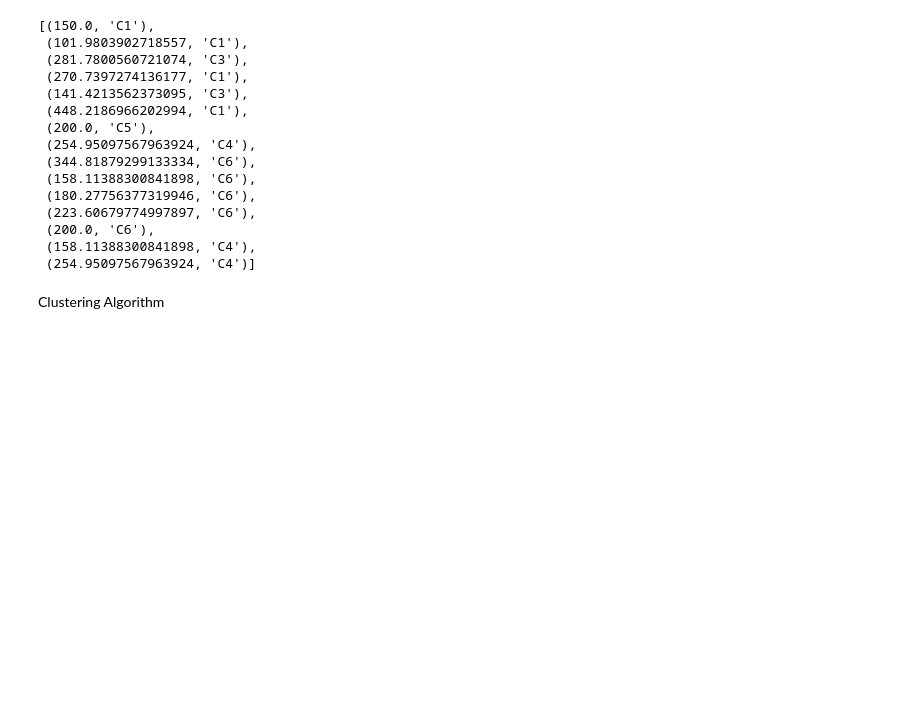
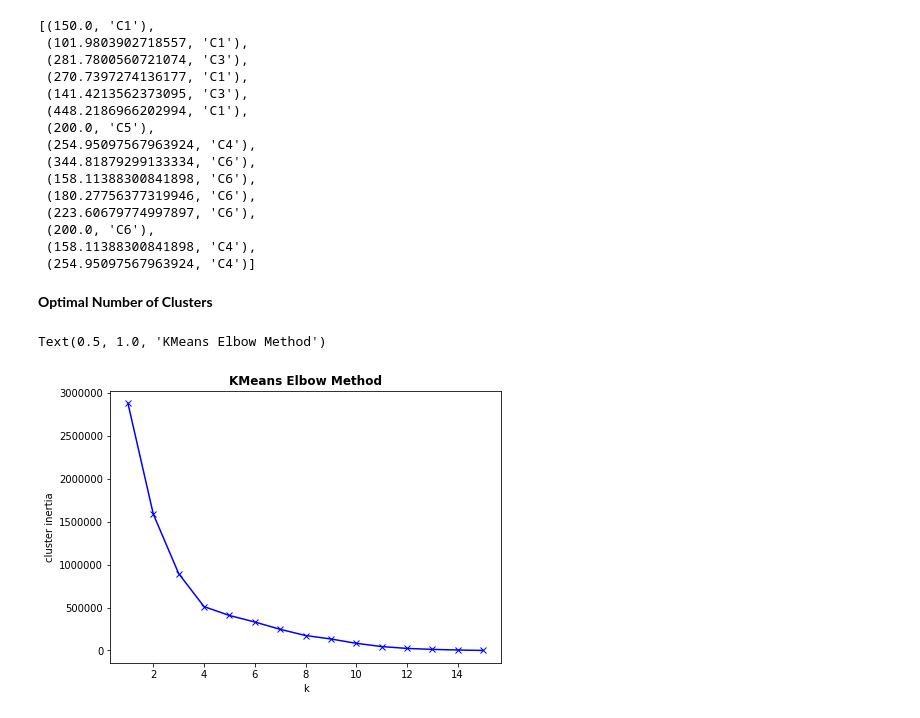
Before and after one commit to YavuzBozkurt/Electrical_Transportation_Network_Project, a Jupyter notebook: main.ipynb, the cells around one changed output. Cells and saved outputs as stored; diff of their text form; code cells hidden in the pictures; blank space fills up the shorter version.

Commit message:
elbow method and clustering for cities data

```diff
--- a/main.ipynb
+++ b/main.ipynb
@@ -113,5 +114,20 @@ closest_plants_info
  (200.0, 'C6'),
  (158.11388300841898, 'C4'),
  (254.95097567963924, 'C4')]
-# %% [markdown]
-Clustering Algorithm
+# %% [markdown]
+**Optimal Number of Clusters**
+# %%
+cluster_inertias = []
+K = range(1, len(df_cities)+1)
+for k in K:
+    km = KMeans(n_clusters=k)
+    km = km.fit(df_cities[["x","y"]])
+    cluster_inertias.append(km.inertia_)
+plt.figure(figsize=(7,5))
+plt.plot(K, cluster_inertias, 'bx-')
+plt.xlabel("k")
+plt.ylabel("cluster inertia")
+plt.title("KMeans Elbow Method", weight = "bold")
+# %% [output]
+Text(0.5, 1.0, 'KMeans Elbow Method')
+[figure, added]
```
Also changed, not shown: parts of 8 cells of this notebook.
